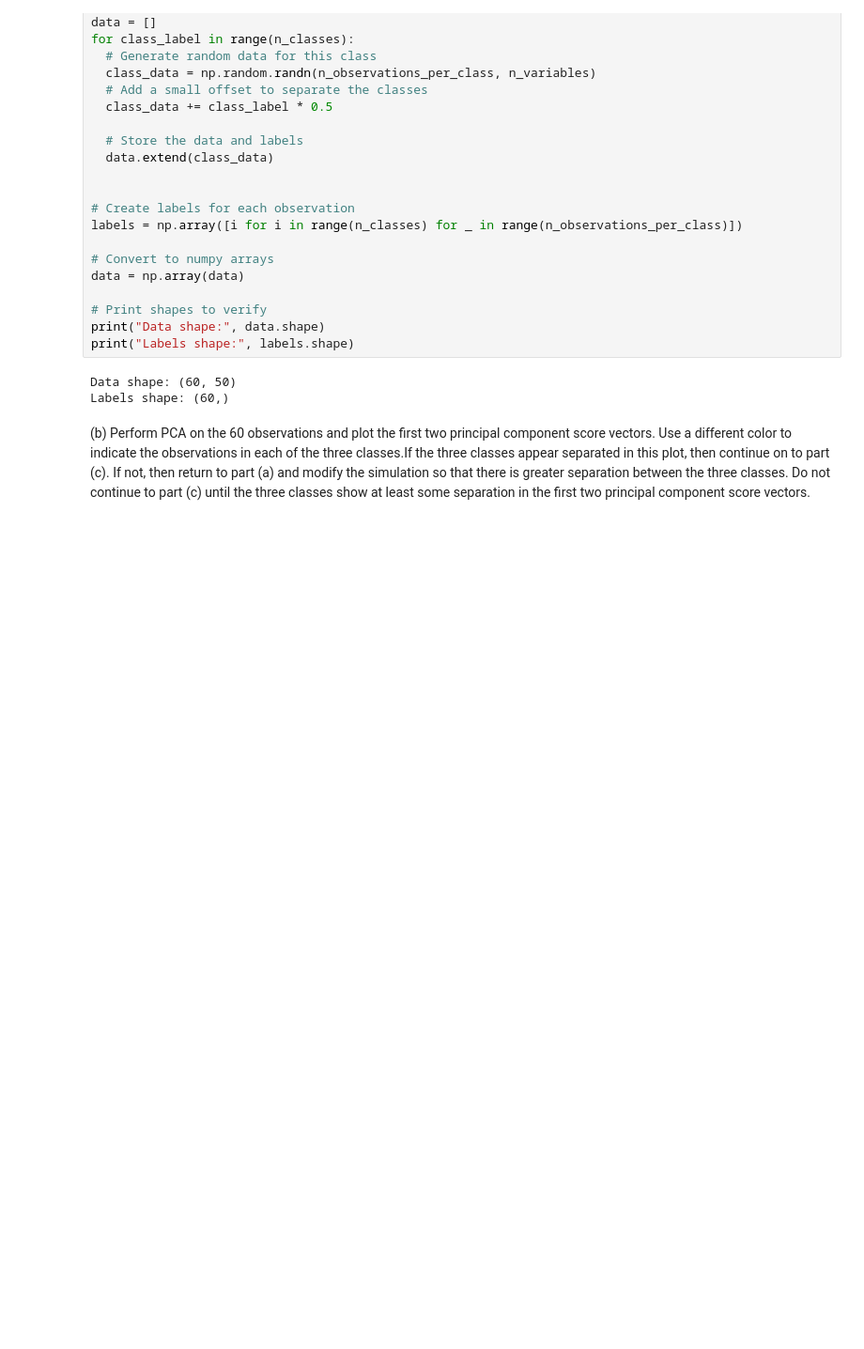
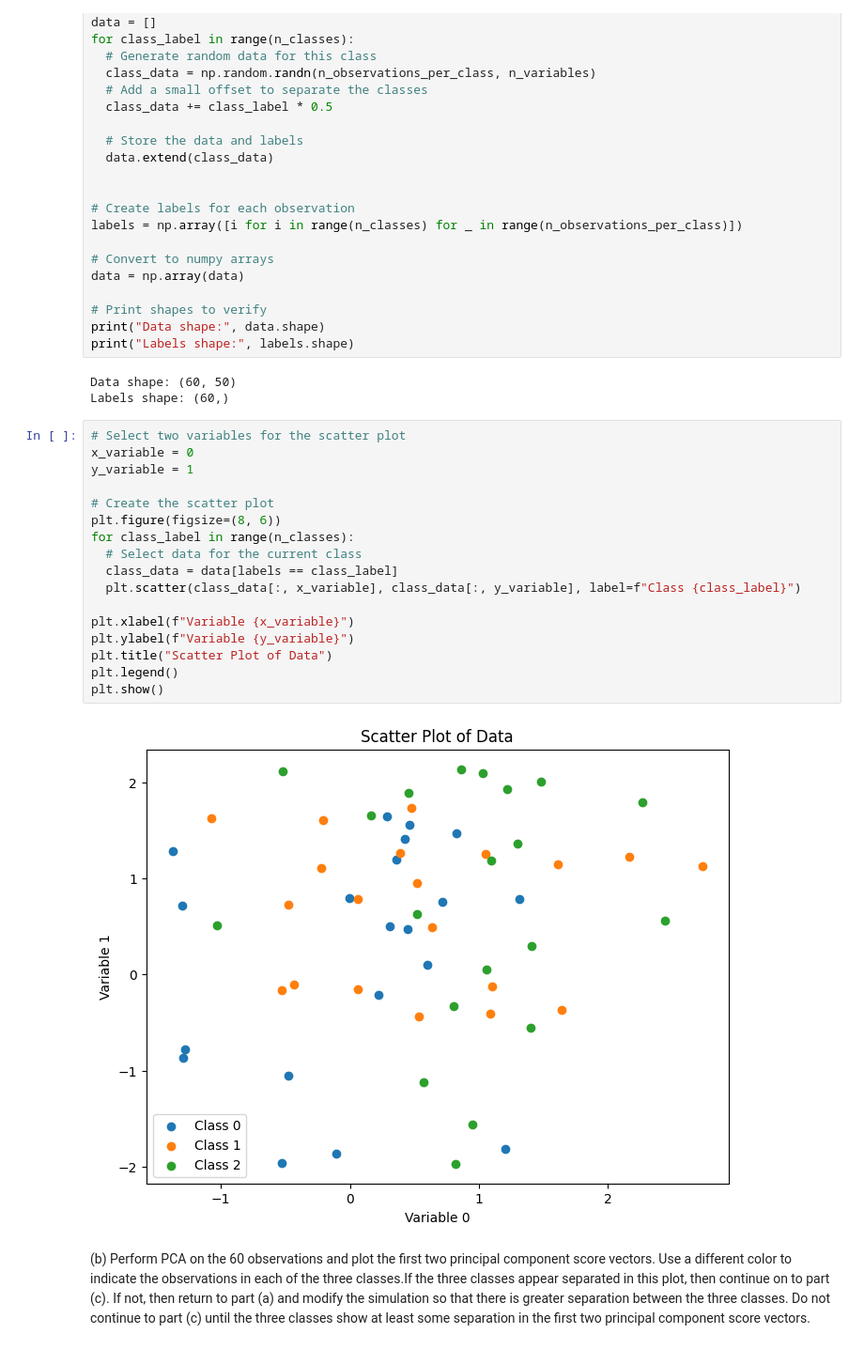
Before and after one commit to HWTeng-Teaching/202409-ML-FinTech, a Jupyter notebook: HW0930/01_Simon/HW0930_110450024_01.ipynb, the cells around one changed output. Shown at 94% size. Cells and saved outputs as stored; diff of their text form; blank space fills up the shorter version.

```diff
--- a/HW0930/01_Simon/HW0930_110450024_01.ipynb
+++ b/HW0930/01_Simon/HW0930_110450024_01.ipynb
@@ -37,6 +37,25 @@ print("Labels shape:", labels.shape)
 # %% [output]
 Data shape: (60, 50)
 Labels shape: (60,)
+# %%
+# Select two variables for the scatter plot
+x_variable = 0
+y_variable = 1
+
+# Create the scatter plot
+plt.figure(figsize=(8, 6))
+for class_label in range(n_classes):
+  # Select data for the current class
+  class_data = data[labels == class_label]
+  plt.scatter(class_data[:, x_variable], class_data[:, y_variable], label=f"Class {class_label}")
+
+plt.xlabel(f"Variable {x_variable}")
+plt.ylabel(f"Variable {y_variable}")
+plt.title("Scatter Plot of Data")
+plt.legend()
+plt.show()
+# %% [output]
+[figure, added]
 # %% [markdown]
 (b) Perform PCA on the 60 observations and plot the first two principal component score vectors. Use a different color to indicate the observations in each of the three classes.If the three classes appear separated in this plot, then continue on to part (c). If not, then return to part (a) and modify the simulation so that there is greater separation between the three classes. Do not continue to part (c) until the three classes show at least some separation in the first two principal component score vectors.
 # %%
```
Also changed, not shown: parts of 9 cells of this notebook.
